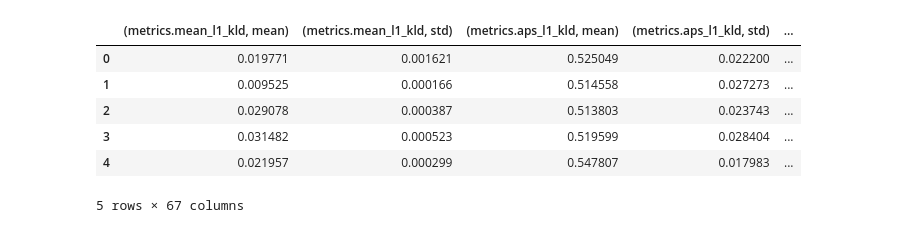
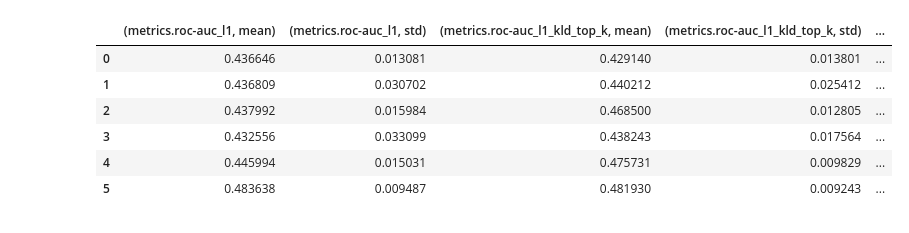
Before and after one commit to Valentyn1997/xray, a Jupyter notebook: notebooks/Experiments_comparison.ipynb, the cells around one changed output. Cells and saved outputs as stored; diff of their text form; code cells hidden in the pictures.

```diff
--- a/notebooks/Experiments_comparison.ipynb
+++ b/notebooks/Experiments_comparison.ipynb
@@ -4,10 +4,12 @@ import pandas as pd
 import numpy as np
 MLFLOW_TRACKING_URI = 'http://localhost:5001'
 mlflow.set_tracking_uri(MLFLOW_TRACKING_URI)
+summary = {}
 # %%
 cae = mlflow.search_runs(experiment_ids=10)
 cae = pd.merge(cae.groupby(by='tags.mlflow.parentRunId').agg(['mean', 'std']), cae,
          left_on='tags.mlflow.parentRunId', right_on='run_id')
 cae['model'] = 'cae'
-cae
+summary['cae'] = (cae.filter(regex=r"\('metrics\.(roc-auc).+(mean|std)'\)|params.data_source|params.pipeline|model"))
+summary['cae']
 # %% [output]
@@ -24,5 +25,6 @@ bae = mlflow.search_runs(experiment_ids=11)
 bae = pd.merge(bae.groupby(by='tags.mlflow.parentRunId').agg(['mean', 'std']), bae,
          left_on='tags.mlflow.parentRunId', right_on='run_id')
 bae['model'] = 'bae'
-bae
+summary['bae'] = (bae.filter(regex=r"\('metrics\.(roc-auc).+(mean|std)'\)|params.data_source|params.pipeline|model"))
+summary['bae']
 # %% [output]
@@ -37,16 +38,17 @@ bae
 # %%
 vae = mlflow.search_runs(experiment_ids=12)
 vae = pd.merge(vae.groupby(by='tags.mlflow.parentRunId').agg(['mean', 'std']), vae,
          left_on='tags.mlflow.parentRunId', right_on='run_id')
 vae['model'] = 'vae'
-vae
+summary['vae'] = (vae.filter(regex=r"\('metrics\.(roc-auc).+(mean|std)'\)|params.data_source|params.pipeline|model"))
+summary['vae']
 # %% [output]
-|  | (metrics.mean_l1_kld, mean) | (metrics.mean_l1_kld, std) | (metrics.aps_l1_kld, mean) | (metrics.aps_l1_kld, std) | ... |
-| 0 | 0.019771 | 0.001621 | 0.525049 | 0.022200 | ... |
-| 1 | 0.009525 | 0.000166 | 0.514558 | 0.027273 | ... |
-| 2 | 0.029078 | 0.000387 | 0.513803 | 0.023743 | ... |
-| 3 | 0.031482 | 0.000523 | 0.519599 | 0.028404 | ... |
-| 4 | 0.021957 | 0.000299 | 0.547807 | 0.017983 | ... |
+|  | (metrics.roc-auc_l1, mean) | (metrics.roc-auc_l1, std) | (metrics.roc-auc_l1_kld_top_k, mean) | (metrics.roc-auc_l1_kld_top_k, std) | ... |
+| 0 | 0.436646 | 0.013081 | 0.429140 | 0.013801 | ... |
+| 1 | 0.436809 | 0.030702 | 0.440212 | 0.025412 | ... |
+| 2 | 0.437992 | 0.015984 | 0.468500 | 0.012805 | ... |
+| 3 | 0.432556 | 0.033099 | 0.438243 | 0.017564 | ... |
+| 4 | 0.445994 | 0.015031 | 0.475731 | 0.009829 | ... |
+| 5 | 0.483638 | 0.009487 | 0.481930 | 0.009243 | ... |
-5 rows × 67 columns
 # %%
 dcgan = mlflow.search_runs(experiment_ids=13)
```
Also changed, not shown: parts of 8 cells of this notebook, 7 other files.
